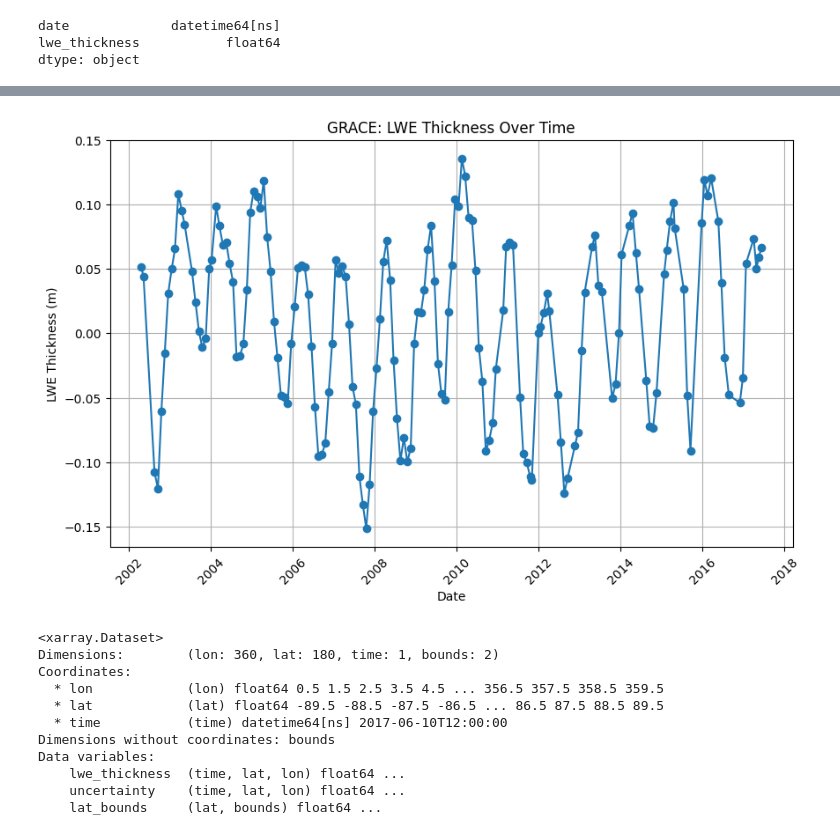
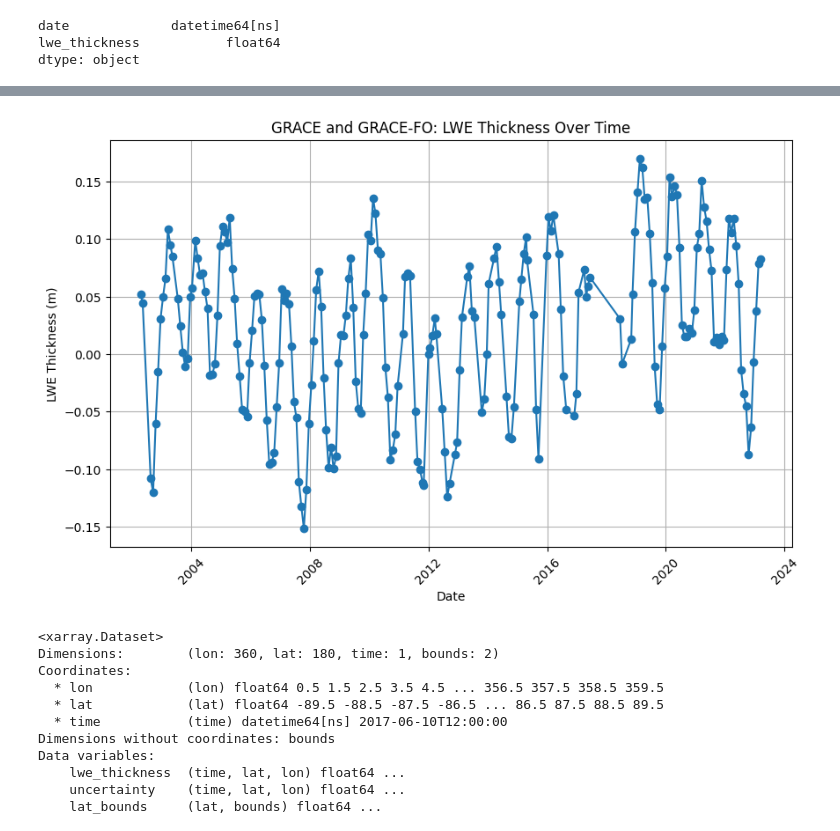
Before and after one commit to uwescience/DSSG2023-Groundwater, a Jupyter notebook: Snippets/yuanninghuang/test.ipynb, the cells around one changed output, grey strips where cells are left out. Drawn from its saved outputs; the diff is of its cells as text; code cells hidden in the pictures.

Commit message:
grace & grace-fo plot

```diff
--- a/Snippets/yuanninghuang/test.ipynb
+++ b/Snippets/yuanninghuang/test.ipynb
@@ -23,5 +35,6 @@ for filename in os.listdir(p):
 # %%
 df = pd.DataFrame(data)
+df = df.sort_values('date')
 df.dtypes
 # %% [output]
 date             datetime64[ns]
@@ -30,18 +59,18 @@ dtype: object
 # %%
 plt.figure(figsize=(10, 6))  # optional; specifies the size of the figure
 plt.plot(df['date'], df['lwe_thickness'], marker='o')  # creates a line plot with markers at each data point
 
 plt.xlabel('Date')
 plt.ylabel('LWE Thickness (m)')
-plt.title('GRACE: LWE Thickness Over Time')
+plt.title('GRACE and GRACE-FO: LWE Thickness Over Time')
 
 # Optional: Rotate x-axis labels if they overlap
 plt.xticks(rotation=45)
 
 plt.grid(True)  # optional; adds a grid for easier visualization
 plt.show()
 # %% [output]
-[figure, old version]
+[figure, new version]
 # %%
 df_grace = xr.open_dataset('~/remoteData/GRACE_NEW/data/TELLUS_GRAC_L3_CSR_RL06_LND_v04/GRD-3_2017143-2017179_GRAC_UTCSR_BA01_0600_LND_v04.nc')
 # %%
```
Also changed, not shown: parts of 4 cells of this notebook.
